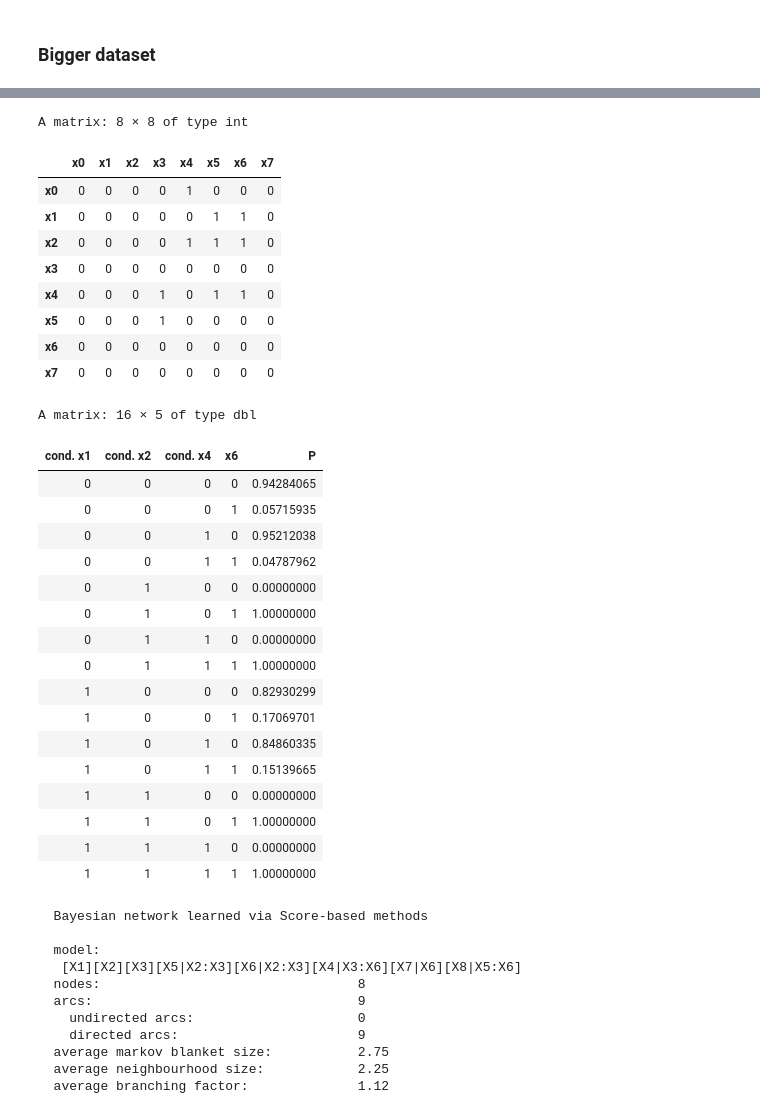
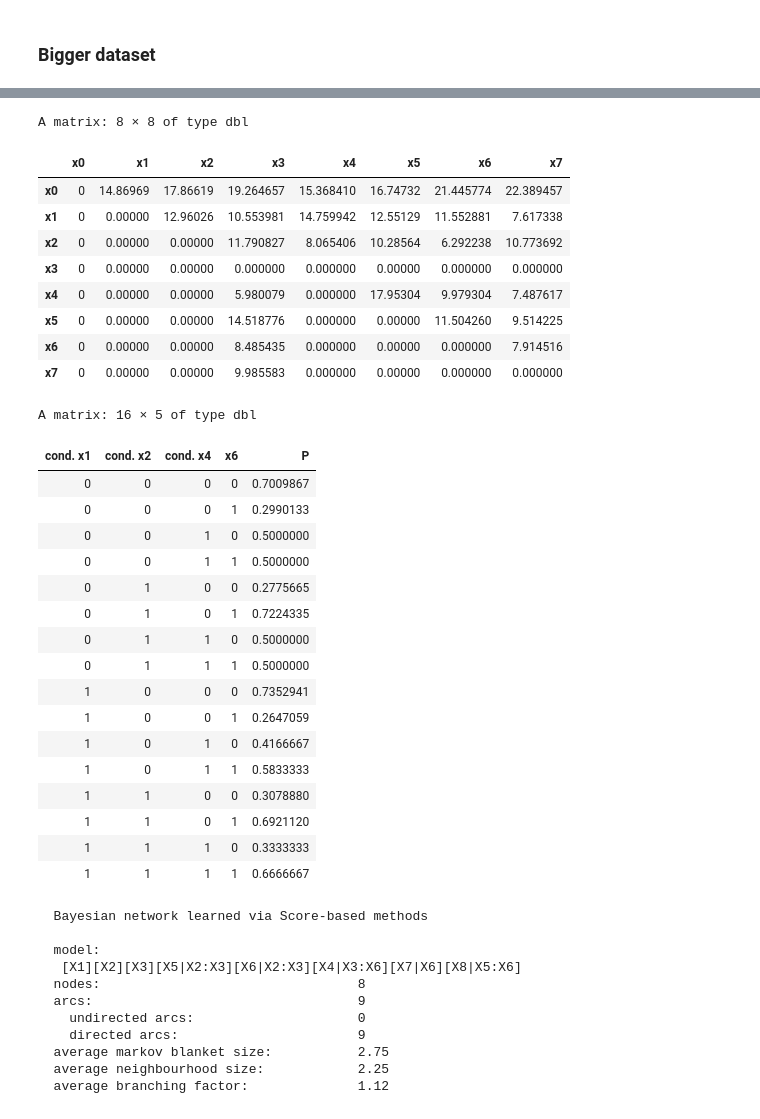
Before and after one commit to albchim/r-k2algorithm, a Jupyter notebook: Project3_CFS.ipynb, the cells around one changed output, grey strips where cells are left out. Saved outputs shown, nothing was run; the diff lists cells and outputs as text; code cells hidden in the pictures.

```diff
--- a/Project3_CFS.ipynb
+++ b/Project3_CFS.ipynb
@@ -83,38 +92,38 @@ res <- k2procedure(X_train,r,order,4,)
 # %%
-res <- k2procedure(X,r,order, returnType=1, verbose=0,u=4,splitSize=50)
+res <- k2procedure(X,r,order, returnType=2, verbose=0,u=4,splitSize=50)
 res
 # %% [output]
-A matrix: 8 × 8 of type int
+A matrix: 8 × 8 of type dbl
 |  | x0 | x1 | x2 | x3 | x4 | x5 | x6 | x7 |
-| x0 | 0 | 0 | 0 | 0 | 1 | 0 | 0 | 0 |
-| x1 | 0 | 0 | 0 | 0 | 0 | 1 | 1 | 0 |
-| x2 | 0 | 0 | 0 | 0 | 1 | 1 | 1 | 0 |
-| x3 | 0 | 0 | 0 | 0 | 0 | 0 | 0 | 0 |
-| x4 | 0 | 0 | 0 | 1 | 0 | 1 | 1 | 0 |
-| x5 | 0 | 0 | 0 | 1 | 0 | 0 | 0 | 0 |
-| x6 | 0 | 0 | 0 | 0 | 0 | 0 | 0 | 0 |
-| x7 | 0 | 0 | 0 | 0 | 0 | 0 | 0 | 0 |
+| x0 | 0 | 14.86969 | 17.86619 | 19.264657 | 15.368410 | 16.74732 | 21.445774 | 22.389457 |
+| x1 | 0 | 0.00000 | 12.96026 | 10.553981 | 14.759942 | 12.55129 | 11.552881 | 7.617338 |
+| x2 | 0 | 0.00000 | 0.00000 | 11.790827 | 8.065406 | 10.28564 | 6.292238 | 10.773692 |
+| x3 | 0 | 0.00000 | 0.00000 | 0.000000 | 0.000000 | 0.00000 | 0.000000 | 0.000000 |
+| x4 | 0 | 0.00000 | 0.00000 | 5.980079 | 0.000000 | 17.95304 | 9.979304 | 7.487617 |
+| x5 | 0 | 0.00000 | 0.00000 | 14.518776 | 0.000000 | 0.00000 | 11.504260 | 9.514225 |
+| x6 | 0 | 0.00000 | 0.00000 | 8.485435 | 0.000000 | 0.00000 | 0.000000 | 7.914516 |
+| x7 | 0 | 0.00000 | 0.00000 | 9.985583 | 0.000000 | 0.00000 | 0.000000 | 0.000000 |
 # %%
-conditionalProb(6, X, r, c(1,2,4))
+condProb(6, X, r, c(1,2,4),1)
 # %% [output]
 A matrix: 16 × 5 of type dbl
 | cond. x1 | cond. x2 | cond. x4 | x6 | P |
-| 0 | 0 | 0 | 0 | 0.94284065 |
-| 0 | 0 | 0 | 1 | 0.05715935 |
-| 0 | 0 | 1 | 0 | 0.95212038 |
-| 0 | 0 | 1 | 1 | 0.04787962 |
-| 0 | 1 | 0 | 0 | 0.00000000 |
-| 0 | 1 | 0 | 1 | 1.00000000 |
-| 0 | 1 | 1 | 0 | 0.00000000 |
-| 0 | 1 | 1 | 1 | 1.00000000 |
-| 1 | 0 | 0 | 0 | 0.82930299 |
-| 1 | 0 | 0 | 1 | 0.17069701 |
-| 1 | 0 | 1 | 0 | 0.84860335 |
-| 1 | 0 | 1 | 1 | 0.15139665 |
-| 1 | 1 | 0 | 0 | 0.00000000 |
-| 1 | 1 | 0 | 1 | 1.00000000 |
-| 1 | 1 | 1 | 0 | 0.00000000 |
-| 1 | 1 | 1 | 1 | 1.00000000 |
+| 0 | 0 | 0 | 0 | 0.7009867 |
+| 0 | 0 | 0 | 1 | 0.2990133 |
+| 0 | 0 | 1 | 0 | 0.5000000 |
+| 0 | 0 | 1 | 1 | 0.5000000 |
+| 0 | 1 | 0 | 0 | 0.2775665 |
+| 0 | 1 | 0 | 1 | 0.7224335 |
+| 0 | 1 | 1 | 0 | 0.5000000 |
+| 0 | 1 | 1 | 1 | 0.5000000 |
+| 1 | 0 | 0 | 0 | 0.7352941 |
+| 1 | 0 | 0 | 1 | 0.2647059 |
+| 1 | 0 | 1 | 0 | 0.4166667 |
+| 1 | 0 | 1 | 1 | 0.5833333 |
+| 1 | 1 | 0 | 0 | 0.3078880 |
+| 1 | 1 | 0 | 1 | 0.6921120 |
+| 1 | 1 | 1 | 0 | 0.3333333 |
+| 1 | 1 | 1 | 1 | 0.6666667 |
 # %%
 df <- data.frame(X)
 df <- data.frame(sapply(df, as.factor))
```
Also changed, not shown: parts of 3 cells of this notebook, 6 other files.
